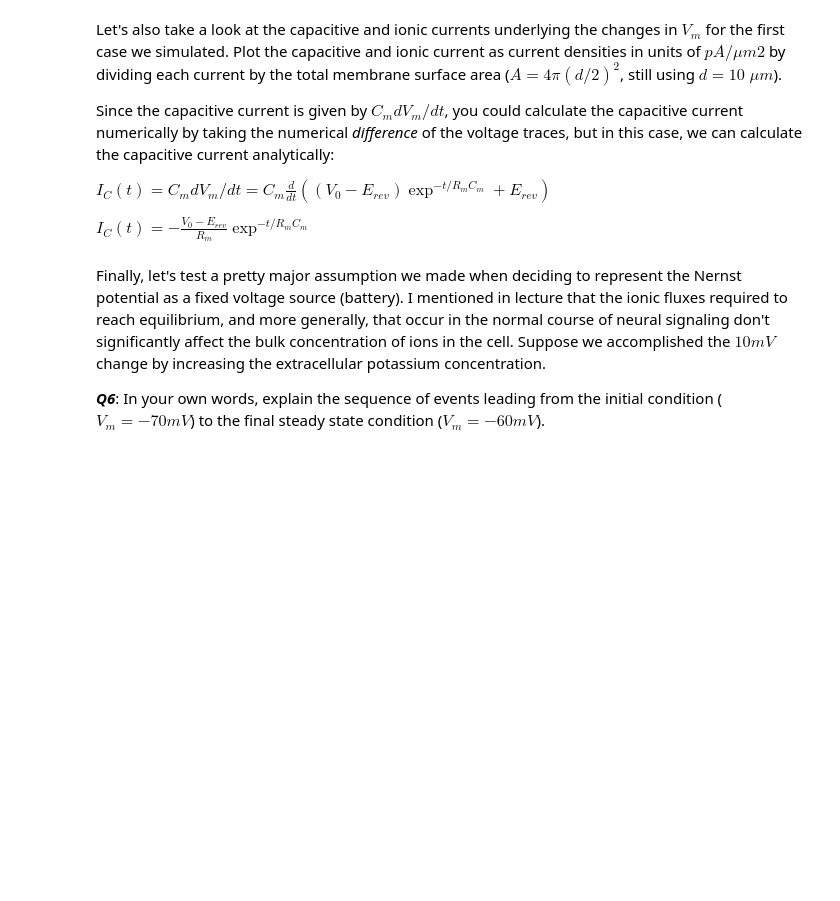
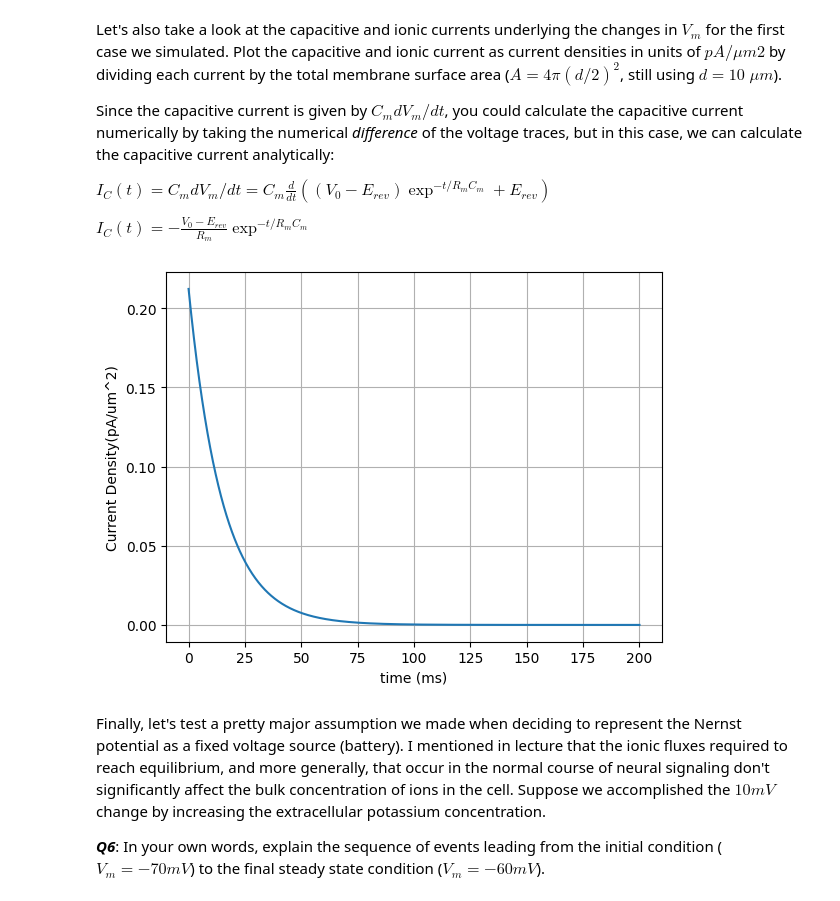
Before and after one commit to vincentyliu2001/BIO74.03-Exercises, a Jupyter notebook: CompModNervSys_exercise3.ipynb, the cells around one changed output. Cells and saved outputs as stored; diff of their text form; code cells hidden in the pictures; blank space fills up the shorter version.

```diff
--- a/CompModNervSys_exercise3.ipynb
+++ b/CompModNervSys_exercise3.ipynb
@@ -283,3 +312,25 @@ $I_{C}(t) = -\frac{V_{0} - E_{rev}}{R_{m}}\exp^{-t/R_{m}C_{m}}$
+# %%
+# Your code goes here
+def calcCurrent(V_0, E_rev, Rm, Cm, t, d):
+  A = 4*math.pi*(d/2)**2
+  I = -(V_0-E_rev)/(Rm) * math.e**((-t)/(Rm*Cm))
+  return I/A
+
+
+V_0 = -70
+E_rev = -60
+t = np.linspace(0, .2, num=1000)
+d = 10
+currents = calcCurrent(V_0, E_rev, Rm, Cm, t, d)
+
+fig = plt.figure()
+ax = fig.add_subplot(111)
+ax.plot(t*1e3,currents)
+ax.set_xlabel('time (ms)')
+ax.set_ylabel('Current Density(pA/um^2)')
+ax.grid(visible=True)
+# %% [output]
+[figure, added]
 # %% [markdown]
 
 Finally, let's test a pretty major assumption we made when deciding to represent the Nernst potential as a fixed voltage source (battery). I mentioned in lecture that the ionic fluxes required to reach equilibrium, and more generally, that occur in the normal course of neural signaling don't significantly affect the bulk concentration of ions in the cell. Suppose we accomplished the $10 mV$ change by increasing the extracellular potassium concentration.
```
Also changed, not shown: parts of 11 cells of this notebook.
